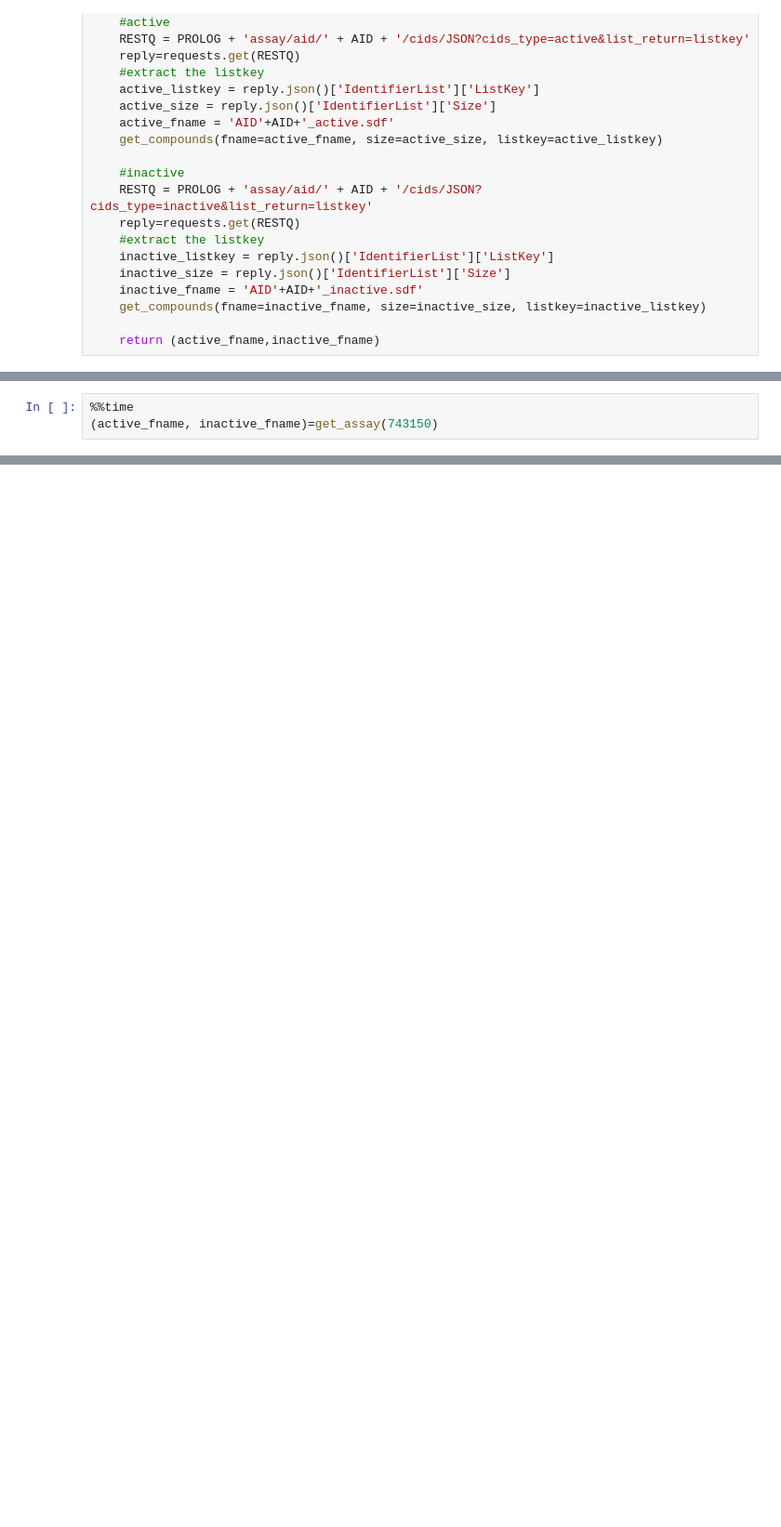
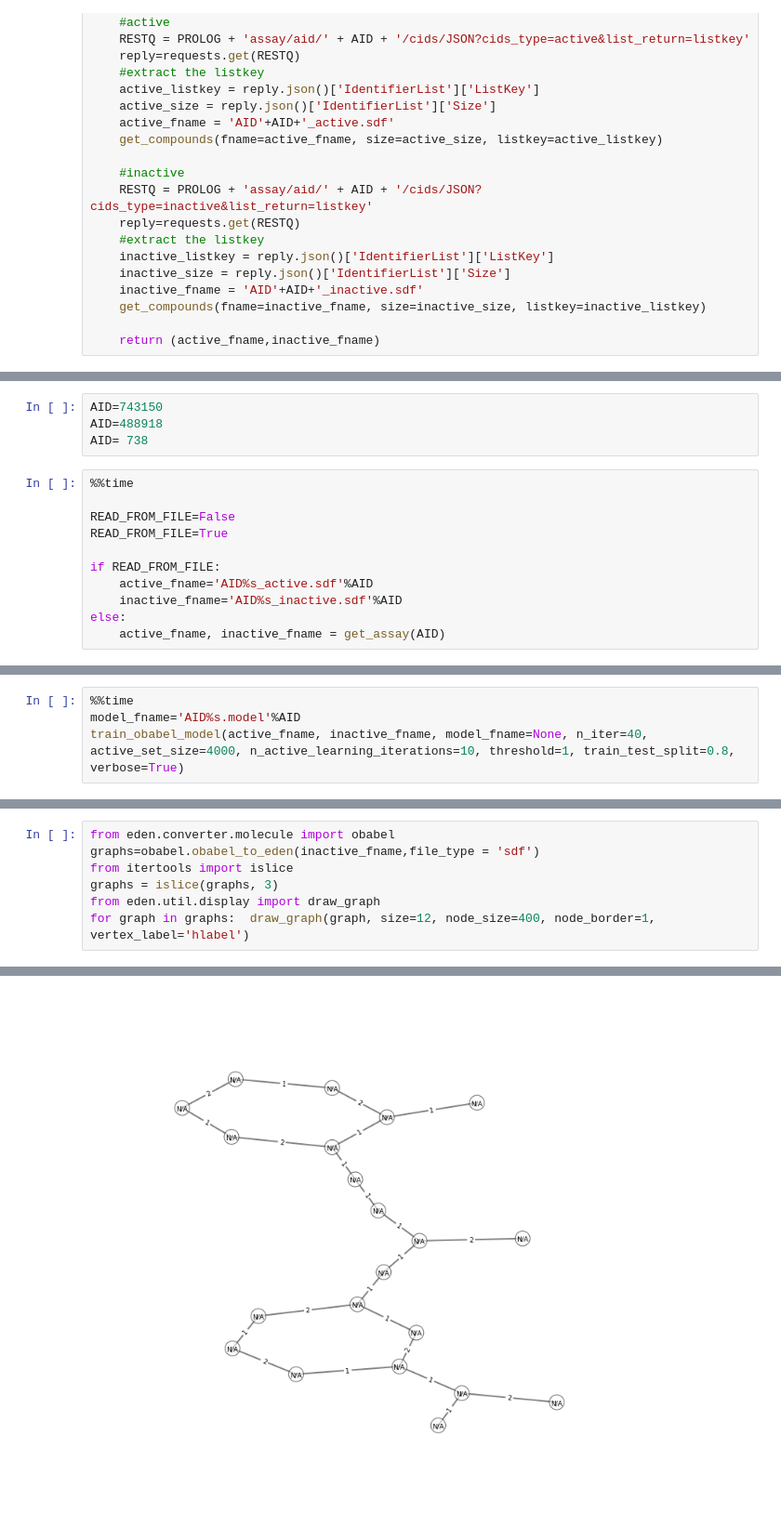
Before and after one commit to fabriziocosta/EDeN, a Jupyter notebook: examples/PubChemREST.ipynb, the cells around one changed output, grey strips where cells are left out. Shown at 93% size. Cells and saved outputs as stored; diff of their text form; blank space fills up the shorter version.

Commit message:
bugfix model

```diff
--- a/examples/PubChemREST.ipynb
+++ b/examples/PubChemREST.ipynb
@@ -56,3 +42,0 @@ vec=graph.Vectorizer(r=max_radius,d=max_distance)
-# %%
-%%time
-(active_fname, inactive_fname)=get_assay(743150)
@@ -67,0 +119,15 @@ Wall time: 29.2 s
+# %%
+AID=743150
+AID=488918
+AID= 738
+# %%
+%%time
+
+READ_FROM_FILE=False
+READ_FROM_FILE=True
+
+if READ_FROM_FILE:
+    active_fname='AID%s_active.sdf'%AID
+    inactive_fname='AID%s_inactive.sdf'%AID
+else:
+    active_fname, inactive_fname = get_assay(AID)
@@ -67,0 +137,4 @@ Wall time: 29.2 s
+# %%
+%%time
+model_fname='AID%s.model'%AID
+train_obabel_model(active_fname, inactive_fname, model_fname=None, n_iter=40, active_set_size=4000, n_active_learning_iterations=10, threshold=1, train_test_split=0.8, verbose=True)
@@ -104,0 +175,8 @@ display.draw_graph(ag_list[1], size=12, node_size=400, node_border=1)
+# %%
+from eden.converter.molecule import obabel
+graphs=obabel.obabel_to_eden(inactive_fname,file_type = 'sdf')
+from itertools import islice
+graphs = islice(graphs, 3)
+from eden.util.display import draw_graph
+for graph in graphs:  draw_graph(graph, size=12, node_size=400, node_border=1, vertex_label='hlabel')
+# %% [output]
@@ -104,0 +184 @@ display.draw_graph(ag_list[1], size=12, node_size=400, node_border=1)
+[figure, added]
```
Also changed, not shown: parts of 14 cells of this notebook, 2 other files.
